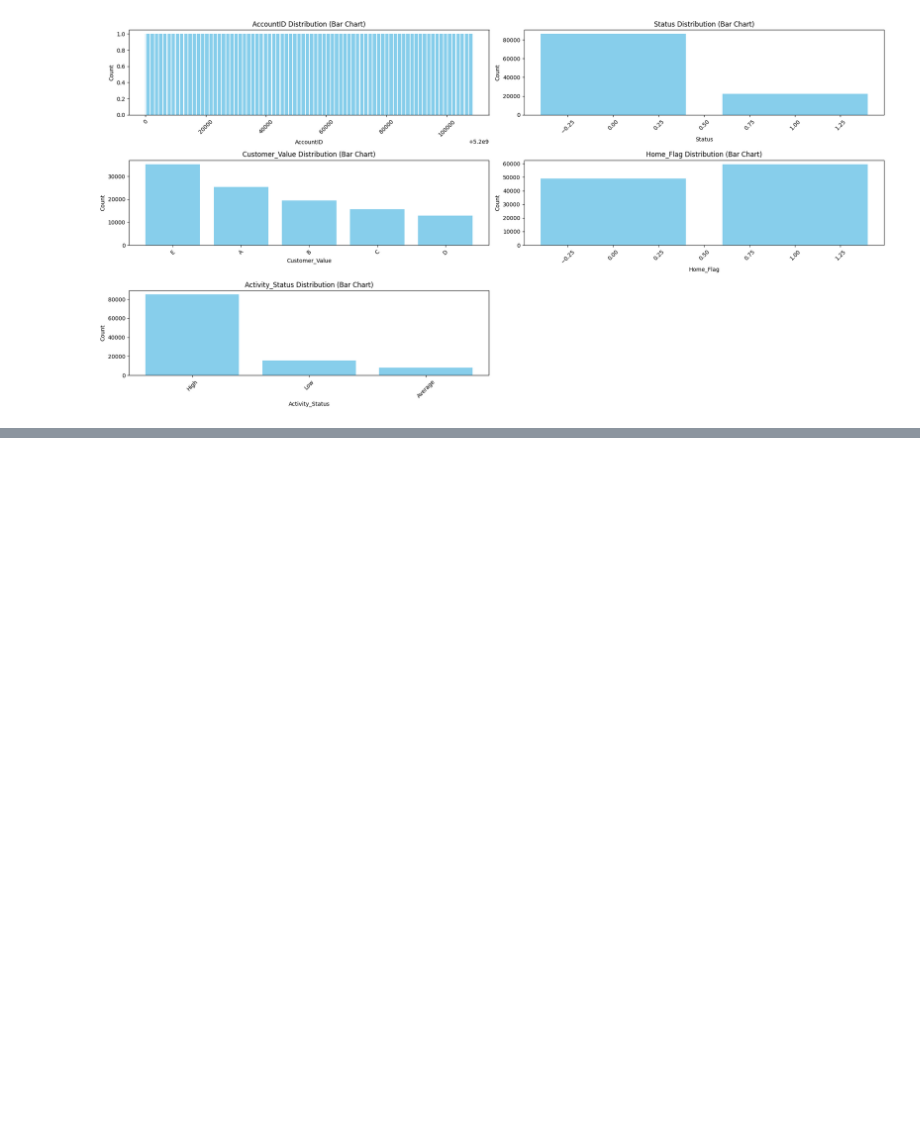
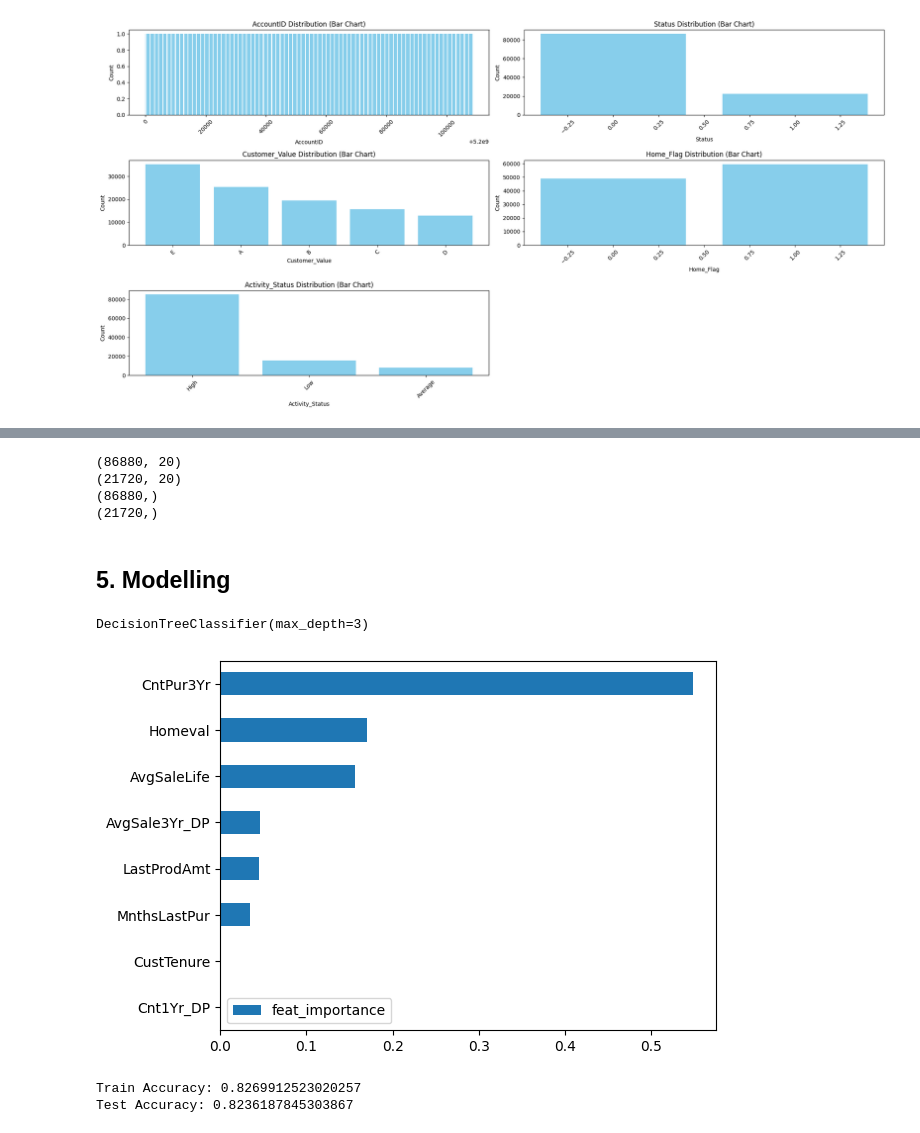
Before and after one commit to miligapetko/PythonInno, a Jupyter notebook: tw_python_notebook.ipynb, the cells around one changed output, grey strips where cells are left out. Saved outputs shown, nothing was run; the diff lists cells and outputs as text; code cells hidden in the pictures; blank space fills up the shorter version.

Commit message:
update tw notebook: decision tree

```diff
--- a/tw_python_notebook.ipynb
+++ b/tw_python_notebook.ipynb
@@ -156,0 +229,40 @@ plot_variable_types(bank)
+# %%
+x = bank.drop(['Status'], axis=1)
+y = bank['Status']
+# %%
+from sklearn.model_selection import train_test_split
+X_train, X_valid, y_train, y_valid = train_test_split(x, y, test_size=0.2)
+# %%
+# checking split results
+print(X_train.shape)
+print(X_valid.shape)
+print(y_train.shape)
+print(y_valid.shape)
+# %% [output]
+(86880, 20)
+(21720, 20)
+(86880,)
+(21720,)
+# %% [markdown]
+## 5. Modelling
+# %%
+dt = DecisionTreeClassifier(max_depth=3)
+# %%
+dt.fit(X_train, y_train)
+# %% [output]
+DecisionTreeClassifier(max_depth=3)
+# %%
+dt_feat = pd.DataFrame(dt.feature_importances_, index=X_train.columns, columns=['feat_importance'])
+dt_feat.sort_values('feat_importance').tail(8).plot.barh()
+plt.show()
+# %% [output]
+[figure, added]
+# %%
+train_accuracy = accuracy_score(y_train, dt.predict(X_train))
+test_accuracy = accuracy_score(y_valid, dt.predict(X_valid))
+
+print("Train Accuracy:", train_accuracy)
+print("Test Accuracy:", test_accuracy)
+# %% [output]
+Train Accuracy: 0.8269912523020257
+Test Accuracy: 0.8236187845303867
```
Also changed, not shown: parts of 13 cells of this notebook.
